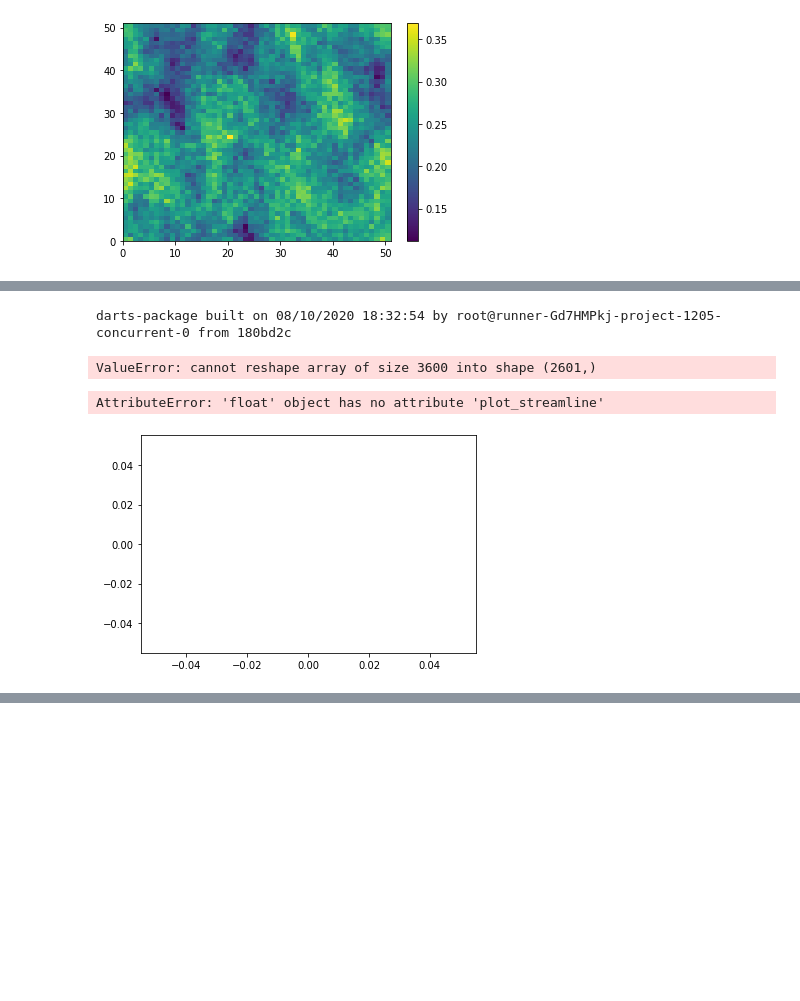
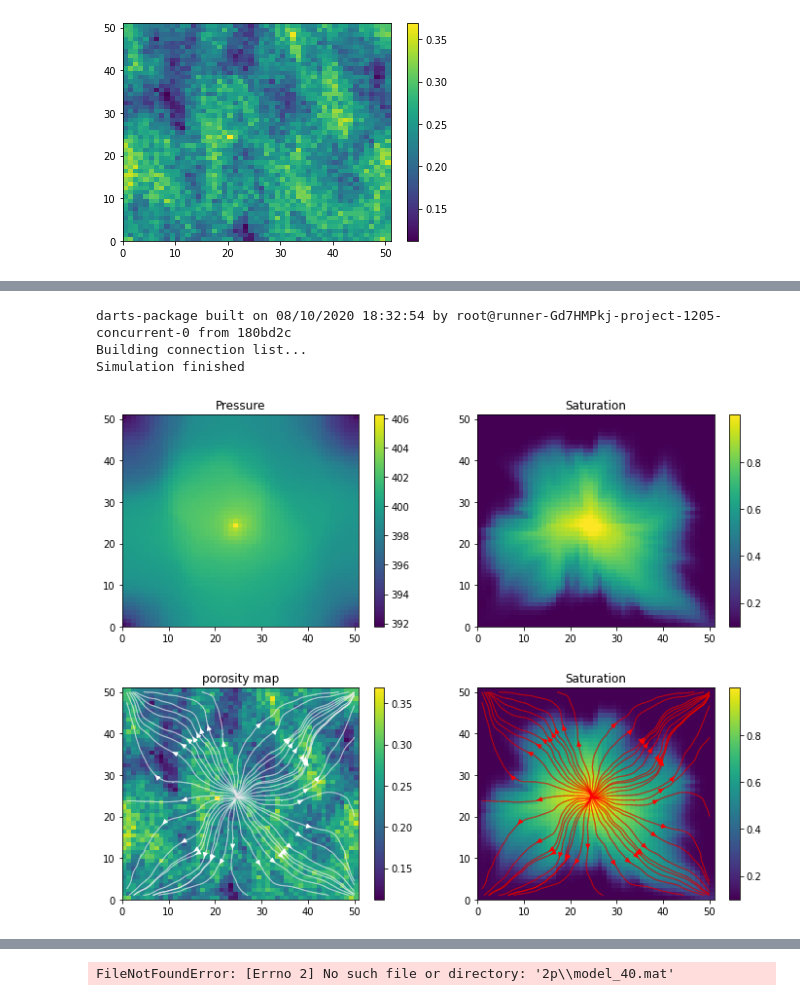
Before and after one commit to ToonvdGriendt/AESM1430-Stratigraphy, a Jupyter notebook: Practical.ipynb, the cells around one changed output, grey strips where cells are left out. Saved outputs shown, nothing was run; the diff lists cells and outputs as text; code cells hidden in the pictures; blank space fills up the shorter version.

```diff
--- a/Practical.ipynb
+++ b/Practical.ipynb
@@ -257,6 +257,7 @@ m = 0.24
 sigma = 0.04
 
 phi = m - np.mean(realiz)*(sigma/np.std(realiz)) + realiz*(sigma/np.std(realiz))
+perm = 10**(9*phi)
 
 plt.pcolor(phi)
 plt.colorbar()
@@ -266,31 +267,61 @@ plt.colorbar()
 # %% [markdown]
 <img style="float: left;" src="slides/Slide11.JPG" width="80%">
 # %%
-n = Model(perm, 51)
+n = Model(perm,51)
 n.init()
-n.run_python()
+n.run()
+print("Simulation finished")
 
-X = np.array(n.physics.engine.X, copy=False)
+# process active grid
+X  = np.array(n.physics.engine.X, copy=False)
 nb = n.nx * n.ny
 
-p = X[0:2*nb:2]
-z = X[1:2*nb:2]
-n.plot_streamline(p,phi)
+p  = X[0:2*nb:2]
+z  = X[1:2*nb:2]
 
-#nx = ny = 51
-plt.plot()
-#plt.pcolor(phi.reshape(nx, ny))
-m.plot_streamline(p, phi)
+# plot solution
+plt.figure(num=1, figsize=(12,4))
+plt.subplot(121)
+plt.pcolor(p.reshape(n.ny, n.nx))
+plt.title('Pressure')
 plt.colorbar()
+
+# plot solution
+plt.subplot(122)
+plt.pcolor(z.reshape(n.ny, n.nx))
+plt.title('Saturation')
+plt.colorbar()
+plt.show()
+
+plt.figure(num=1, figsize=(12,4))
+plt.subplot(121)
+n.plot_streamline(p,phi,col='w')
+plt.colorbar()
+plt.title('porosity map')
+
+plt.subplot(122)
+n.plot_streamline(p,z,col='r')
+plt.title('Saturation')
+plt.colorbar()
+plt.show()
 # %% [output]
 darts-package built on 08/10/2020 18:32:54 by root@runner-Gd7HMPkj-project-1205-concurrent-0 from 180bd2c
+Building connection list...
+Simulation finished
-ValueError: cannot reshape array of size 3600 into shape (2601,)
+[figure, added]
+[figure, added]
 # %%
-plt.plot()
-m.plot_streamline(phi, m.permx, 'w')
-plt.colorbar()
+#plt.plot()
+#m.plot_streamline(phi, m.permx, 'w')
+#plt.colorbar()
-# %% [output]
-AttributeError: 'float' object has no attribute 'plot_streamline'
-[figure, removed]
 # %% [markdown]
 <img style="float: left;" src="slides/Slide12.JPG" width="80%">
+# %%
+# Question 1
+from scipy.io import loadmat
+data = loadmat('')
+realiz = np.array(data['realz'])
+plt.pcolor(realiz)
+plt.colorbar()
+# %% [output]
+FileNotFoundError: [Errno 2] No such file or directory: '2p\\model_40.mat'
```
Also changed, not shown: parts of 1 cell of this notebook.
